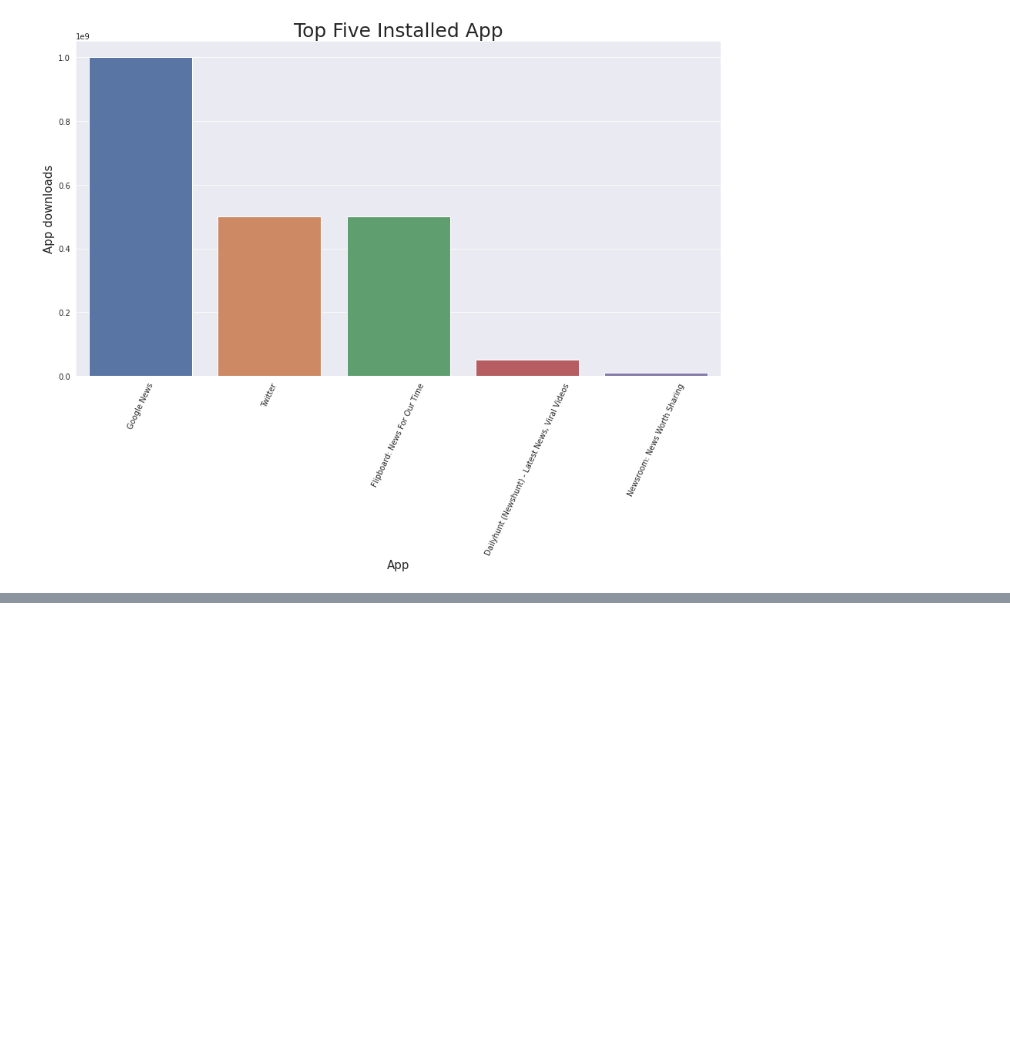
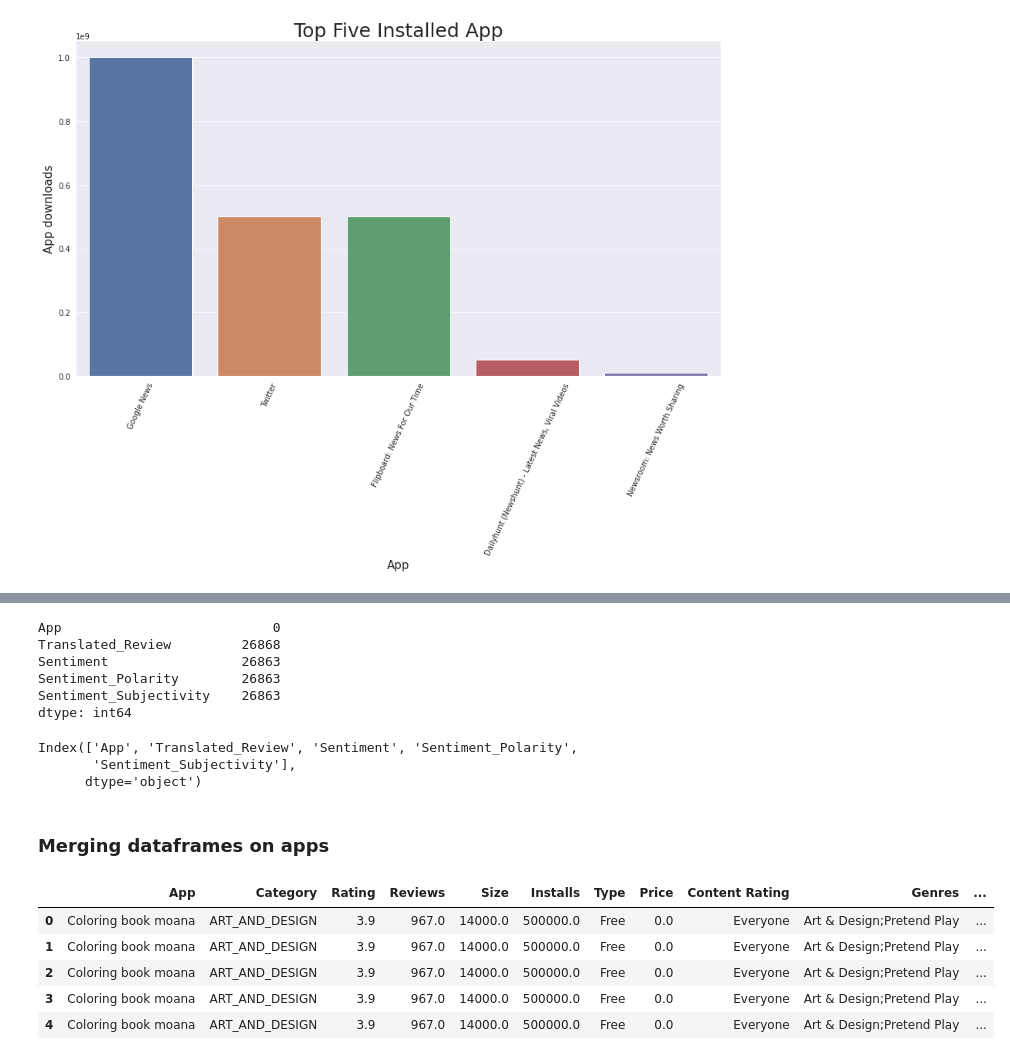
Before and after one commit to victorious07/Play-Store-App-Review-Analysis, a Jupyter notebook: Play_Store_App_Review_Analysis_Capstone_Project.ipynb, the cells around one changed output, grey strips where cells are left out. Saved outputs shown, nothing was run; the diff lists cells and outputs as text; code cells hidden in the pictures; blank space fills up the shorter version.

```diff
--- a/Play_Store_App_Review_Analysis_Capstone_Project.ipynb
+++ b/Play_Store_App_Review_Analysis_Capstone_Project.ipynb
@@ -871,0 +942,6 @@ Text(0.5, 1.0, 'Top Five Installed App')
+# %%
+file_path ='/content/drive/MyDrive/EDA_Capstone_Project/'
+df2 = pd.read_csv(file_path + 'User Reviews.csv')
+# %%
+#making copy of dataframe
+app_reviews = df2.copy()
@@ -871,0 +980,29 @@ Text(0.5, 1.0, 'Top Five Installed App')
+# %%
+ #calculating null value across the column
+app_reviews.isnull().sum()
+# %% [output]
+App                           0
+Translated_Review         26868
+Sentiment                 26863
+Sentiment_Polarity        26863
+Sentiment_Subjectivity    26863
+dtype: int64
+# %%
+app_reviews.columns
+# %% [output]
+Index(['App', 'Translated_Review', 'Sentiment', 'Sentiment_Polarity',
+       'Sentiment_Subjectivity'],
+      dtype='object')
+# %% [markdown]
+### Merging dataframes on apps
+# %%
+app_review_df = play_store_app.merge(app_reviews, on='App')
+# %%
+app_review_df.head()
+# %% [output]
+|  | App | Category | Rating | Reviews | Size | Installs | Type | Price | Content Rating | Genres | ... |
+| 0 | Coloring book moana | ART_AND_DESIGN | 3.9 | 967.0 | 14000.0 | 500000.0 | Free | 0.0 | Everyone | Art & Design;Pretend Play | ... |
+| 1 | Coloring book moana | ART_AND_DESIGN | 3.9 | 967.0 | 14000.0 | 500000.0 | Free | 0.0 | Everyone | Art & Design;Pretend Play | ... |
+| 2 | Coloring book moana | ART_AND_DESIGN | 3.9 | 967.0 | 14000.0 | 500000.0 | Free | 0.0 | Everyone | Art & Design;Pretend Play | ... |
+| 3 | Coloring book moana | ART_AND_DESIGN | 3.9 | 967.0 | 14000.0 | 500000.0 | Free | 0.0 | Everyone | Art & Design;Pretend Play | ... |
+| 4 | Coloring book moana | ART_AND_DESIGN | 3.9 | 967.0 | 14000.0 | 500000.0 | Free | 0.0 | Everyone | Art & Design;Pretend Play | ... |
```
Also changed, not shown: parts of 20 cells of this notebook.
